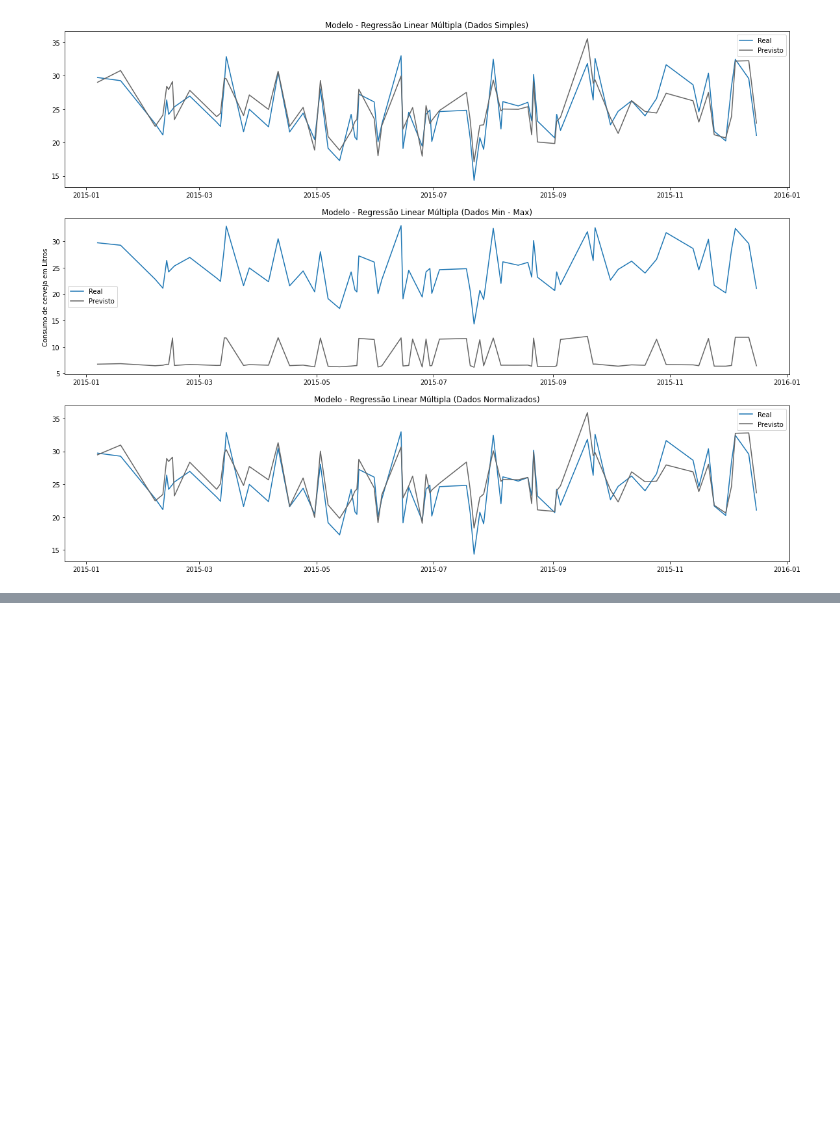
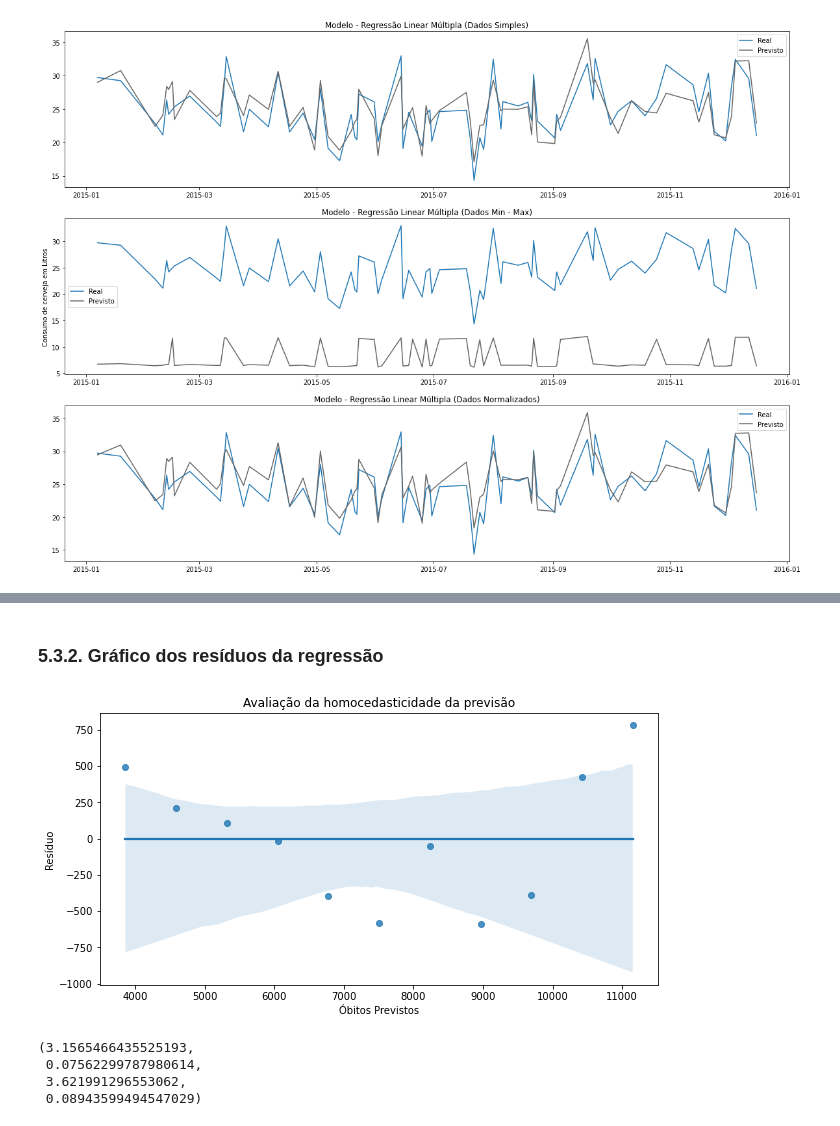
Before and after one commit to bruna-calistrate/Regression-SupervisedModels-Course, a Jupyter notebook: Exercícios.ipynb, the cells around one changed output, grey strips where cells are left out. Cells and saved outputs as stored; diff of their text form; code cells hidden in the pictures; blank space fills up the shorter version.

```diff
--- a/Exercícios.ipynb
+++ b/Exercícios.ipynb
@@ -1055,0 +1173,3 @@ plt.show()
+# %%
+x_lin = df['Semana']
+y_lin = df['Obitos']
@@ -1055,0 +1178,5 @@ plt.show()
+# %%
+x_lin = sm.add_constant(x_lin) # adiciona uma constante, como um intercept
+# %%
+modelo_lin = sm.OLS(y_lin, x_lin).fit()
+print(modelo_lin.summary())
@@ -1055,0 +1201,6 @@ plt.show()
+# %%
+y_linpred = modelo_lin.predict(x_lin)
+pred_ylin = predict_table(y=y_lin,
+                          y_pred=y_linpred,
+                          residual=True)
+pred_ylin
@@ -1055,0 +1220,27 @@ plt.show()
+# %% [markdown]
+### 5.3.2. Gráfico dos resíduos da regressão
+# %%
+plt.figure(figsize=(10, 5))
+
+sns.regplot(data=pred_ylin,
+            x='Previsto',
+            y='Res')
+
+plt.title('Avaliação da homocedasticidade da previsão')
+plt.xlabel('Óbitos Previstos')
+plt.ylabel('Resíduo')
+
+plt.show()
+# %% [output]
+[figure, added]
+# %%
+# aqui tem o teste de homocedasticidade
+
+sm.stats.het_breuschpagan(pred_ylin['Res'], modelo_lin.model.exog)
+
+#o pvalor está na segunda linha e como é maior que 5%, os resíduos tem variancia inconstante no intervalo
+# %% [output]
+(3.1565466435525193,
+ 0.07562299787980614,
+ 3.621991296553062,
+ 0.08943599494547029)
```
Also changed, not shown: parts of 38 cells of this notebook.
